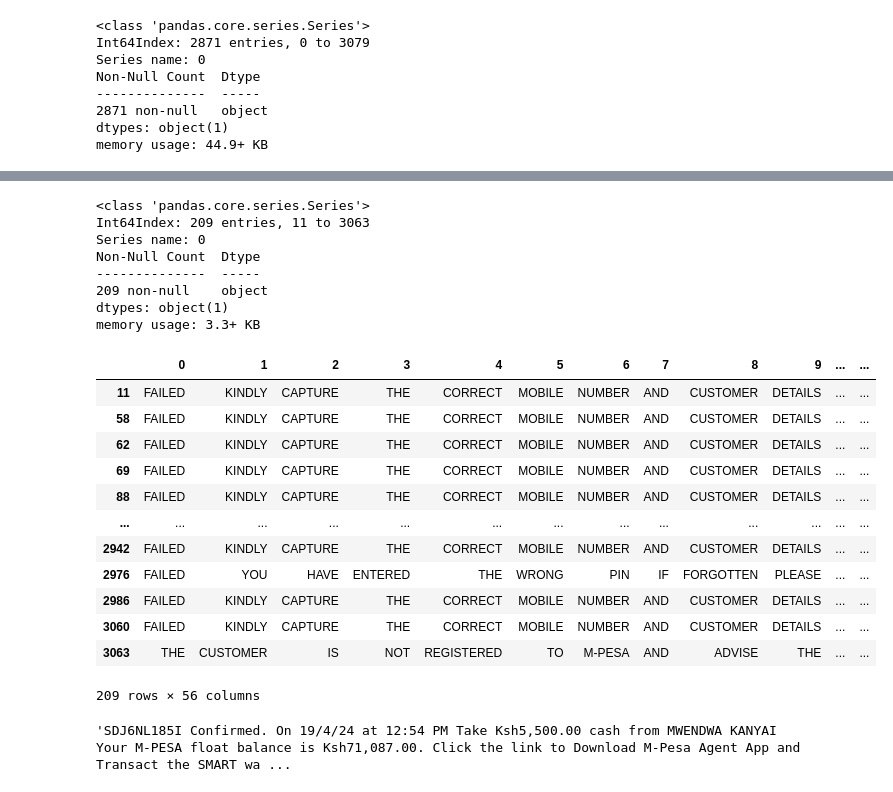
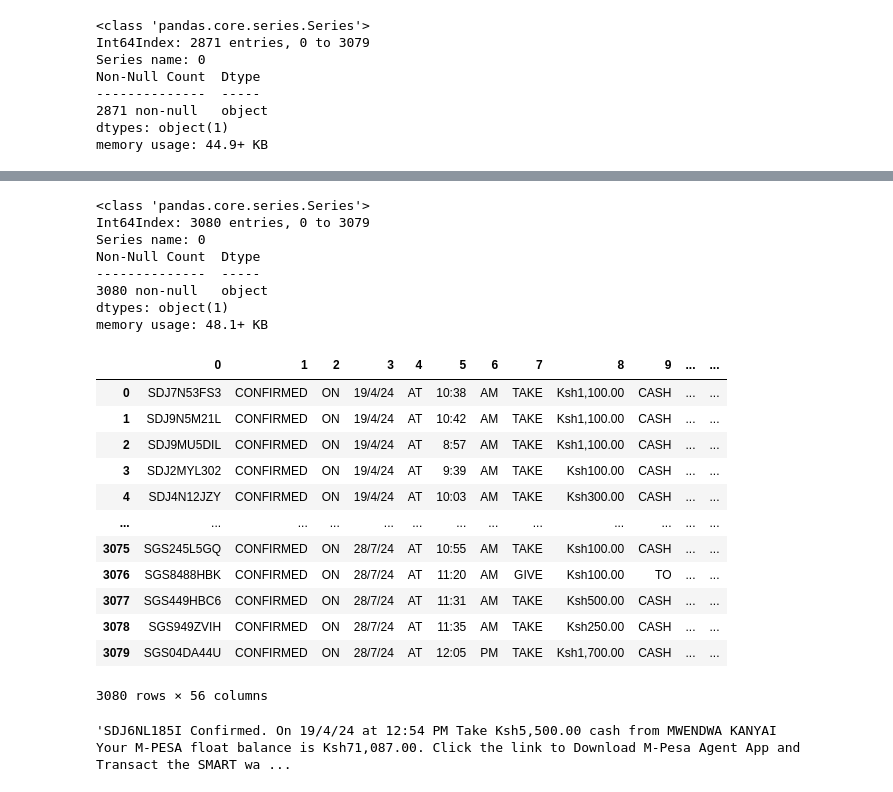
Before and after one commit to MarwaBrian/mpesa, a Jupyter notebook: index.ipynb, the cells around one changed output, grey strips where cells are left out. Drawn from its saved outputs; the diff is of its cells as text; code cells hidden in the pictures.

```diff
--- a/index.ipynb
+++ b/index.ipynb
@@ -133,0 +127,2 @@ Lets write a function to help us extract them and use them for analysis.
+# %%
+data['transaction_id'] = data['body'].str.extract(r'^(\w+)')
@@ -133,0 +138,11 @@ Lets write a function to help us extract them and use them for analysis.
+# %%
+transaction_id_pattern = r'^[A-Z0-9]{10}$'
+#extraction
+data['transaction_id'] = data['body'].str.extract(r'^(\w+)')
+
+#validation
+data['valid_transaction_id'] = data['transaction_id'].str.match(f'^{transaction_id_pattern}$')
+
+#separate the valid transactions from other messages
+valid_transactions = data[data['valid_transaction_id']].copy()
+others = data[~data['valid_transaction_id']].copy()
@@ -226,6 +398,7 @@ filtered_trying.head()
 pattern = r'[A-Z0-9]{10}$'
 
 actual = 0
+actual1 = []
 failed = 0
 mpesa = 0
 an = 0
@@ -254,9 +427,11 @@ for _ in trying[0]:
         congratulations += 1
     elif re.match(pattern, _):
         actual += 1
+        actual1.append(_)
     else:
         other.append(_)
 
 
-actual
+actual2 = pd.Series(actual1)
+actual2.info()
 # %% [output]
@@ -305,47 +519,44 @@ memory usage: 44.9+ KB
 # %%
 
 def find_missing_entries(df_a, df_b, column_name):
     # Convert the column in both DataFrames to sets
     set_a = set(df_a[column_name])
     set_b = set(df_b[column_name])
 
     # Find entries in A that are not in B
     missing_entries = set_a - set_b
 
     # Create a new DataFrame with the missing entries
     missing_df = df_a[df_a[column_name].isin(missing_entries)]
 
     return missing_df
 
-# Usage example:
-# Assuming you have two DataFrames: df_a and df_b
-# And the column you want to compare is named 'code'
 
-missing = find_missing_entries(trying, filtered_trying, 0)
+missing = find_missing_entries(trying, actual2, 0)
 missing[0].info()
 missing
 # %% [output]
 <class 'pandas.core.series.Series'>
-Int64Index: 209 entries, 11 to 3063
+Int64Index: 3080 entries, 0 to 3079
 Series name: 0
 Non-Null Count  Dtype
 --------------  -----
-209 non-null    object
+3080 non-null   object
 dtypes: object(1)
-memory usage: 3.3+ KB
+memory usage: 48.1+ KB
 |  | 0 | 1 | 2 | 3 | 4 | 5 | 6 | 7 | 8 | 9 | ... | ... |
-| 11 | FAILED | KINDLY | CAPTURE | THE | CORRECT | MOBILE | NUMBER | AND | CUSTOMER | DETAILS | ... | ... |
-| 58 | FAILED | KINDLY | CAPTURE | THE | CORRECT | MOBILE | NUMBER | AND | CUSTOMER | DETAILS | ... | ... |
-| 62 | FAILED | KINDLY | CAPTURE | THE | CORRECT | MOBILE | NUMBER | AND | CUSTOMER | DETAILS | ... | ... |
-| 69 | FAILED | KINDLY | CAPTURE | THE | CORRECT | MOBILE | NUMBER | AND | CUSTOMER | DETAILS | ... | ... |
-| 88 | FAILED | KINDLY | CAPTURE | THE | CORRECT | MOBILE | NUMBER | AND | CUSTOMER | DETAILS | ... | ... |
+| 0 | SDJ7N53FS3 | CONFIRMED | ON | 19/4/24 | AT | 10:38 | AM | TAKE | Ksh1,100.00 | CASH | ... | ... |
+| 1 | SDJ9N5M21L | CONFIRMED | ON | 19/4/24 | AT | 10:42 | AM | TAKE | Ksh1,100.00 | CASH | ... | ... |
+| 2 | SDJ9MU5DIL | CONFIRMED | ON | 19/4/24 | AT | 8:57 | AM | TAKE | Ksh1,100.00 | CASH | ... | ... |
+| 3 | SDJ2MYL302 | CONFIRMED | ON | 19/4/24 | AT | 9:39 | AM | TAKE | Ksh100.00 | CASH | ... | ... |
+| 4 | SDJ4N12JZY | CONFIRMED | ON | 19/4/24 | AT | 10:03 | AM | TAKE | Ksh300.00 | CASH | ... | ... |
 | ... | ... | ... | ... | ... | ... | ... | ... | ... | ... | ... | ... | ... |
-| 2942 | FAILED | KINDLY | CAPTURE | THE | CORRECT | MOBILE | NUMBER | AND | CUSTOMER | DETAILS | ... | ... |
-| 2976 | FAILED | YOU | HAVE | ENTERED | THE | WRONG | PIN | IF | FORGOTTEN | PLEASE | ... | ... |
-| 2986 | FAILED | KINDLY | CAPTURE | THE | CORRECT | MOBILE | NUMBER | AND | CUSTOMER | DETAILS | ... | ... |
-| 3060 | FAILED | KINDLY | CAPTURE | THE | CORRECT | MOBILE | NUMBER | AND | CUSTOMER | DETAILS | ... | ... |
-| 3063 | THE | CUSTOMER | IS | NOT | REGISTERED | TO | M-PESA | AND | ADVISE | THE | ... | ... |
+| 3075 | SGS245L5GQ | CONFIRMED | ON | 28/7/24 | AT | 10:55 | AM | TAKE | Ksh100.00 | CASH | ... | ... |
+| 3076 | SGS8488HBK | CONFIRMED | ON | 28/7/24 | AT | 11:20 | AM | GIVE | Ksh100.00 | TO | ... | ... |
+| 3077 | SGS449HBC6 | CONFIRMED | ON | 28/7/24 | AT | 11:31 | AM | TAKE | Ksh500.00 | CASH | ... | ... |
+| 3078 | SGS949ZVIH | CONFIRMED | ON | 28/7/24 | AT | 11:35 | AM | TAKE | Ksh250.00 | CASH | ... | ... |
+| 3079 | SGS04DA44U | CONFIRMED | ON | 28/7/24 | AT | 12:05 | PM | TAKE | Ksh1,700.00 | CASH | ... | ... |
-209 rows × 56 columns
+3080 rows × 56 columns
 # %%
 """
 This function takes a row as input,
```
Also changed, not shown: parts of 10 cells of this notebook.
